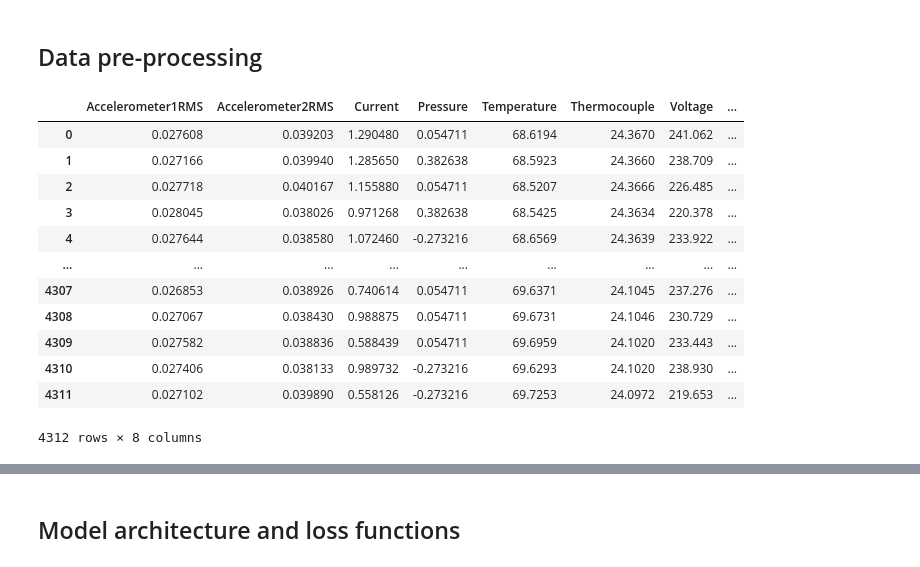
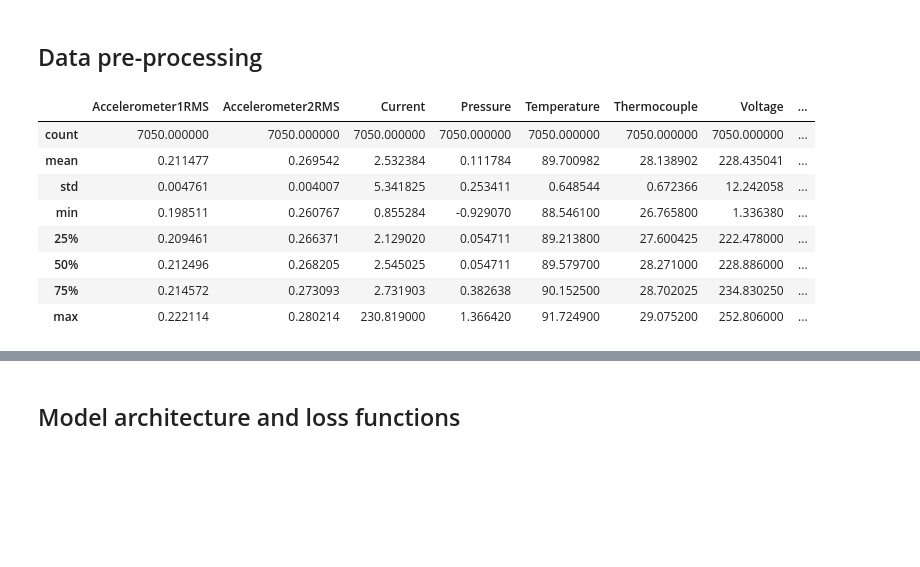
Before and after one commit to ivetasarfyova/TimeSeriesAnomalyDetectionAssignments, a Jupyter notebook: time_series_anomaly_detection/GAN-AD.ipynb, the cells around one changed output, grey strips where cells are left out. Drawn from its saved outputs; the diff is of its cells as text; code cells hidden in the pictures; blank space fills up the shorter version.

```diff
--- a/time_series_anomaly_detection/GAN-AD.ipynb
+++ b/time_series_anomaly_detection/GAN-AD.ipynb
@@ -43,16 +25,0 @@ df_with_anomalies = df_with_anomalies.drop(columns=['anomaly','changepoint'])
-# %%
-df_with_anomalies
-# %% [output]
-|  | Accelerometer1RMS | Accelerometer2RMS | Current | Pressure | Temperature | Thermocouple | Voltage | ... |
-| 0 | 0.027608 | 0.039203 | 1.290480 | 0.054711 | 68.6194 | 24.3670 | 241.062 | ... |
-| 1 | 0.027166 | 0.039940 | 1.285650 | 0.382638 | 68.5923 | 24.3660 | 238.709 | ... |
-| 2 | 0.027718 | 0.040167 | 1.155880 | 0.054711 | 68.5207 | 24.3666 | 226.485 | ... |
-| 3 | 0.028045 | 0.038026 | 0.971268 | 0.382638 | 68.5425 | 24.3634 | 220.378 | ... |
-| 4 | 0.027644 | 0.038580 | 1.072460 | -0.273216 | 68.6569 | 24.3639 | 233.922 | ... |
-| ... | ... | ... | ... | ... | ... | ... | ... | ... |
-| 4307 | 0.026853 | 0.038926 | 0.740614 | 0.054711 | 69.6371 | 24.1045 | 237.276 | ... |
-| 4308 | 0.027067 | 0.038430 | 0.988875 | 0.054711 | 69.6731 | 24.1046 | 230.729 | ... |
-| 4309 | 0.027582 | 0.038836 | 0.588439 | 0.054711 | 69.6959 | 24.1020 | 233.443 | ... |
-| 4310 | 0.027406 | 0.038133 | 0.989732 | -0.273216 | 69.6293 | 24.1020 | 238.930 | ... |
-| 4311 | 0.027102 | 0.039890 | 0.558126 | -0.273216 | 69.7253 | 24.0972 | 219.653 | ... |
-4312 rows × 8 columns
@@ -58,0 +31,12 @@ df_with_anomalies
+# %%
+df_anomaly_free.describe()
+# %% [output]
+|  | Accelerometer1RMS | Accelerometer2RMS | Current | Pressure | Temperature | Thermocouple | Voltage | ... |
+| count | 7050.000000 | 7050.000000 | 7050.000000 | 7050.000000 | 7050.000000 | 7050.000000 | 7050.000000 | ... |
+| mean | 0.211477 | 0.269542 | 2.532384 | 0.111784 | 89.700982 | 28.138902 | 228.435041 | ... |
+| std | 0.004761 | 0.004007 | 5.341825 | 0.253411 | 0.648544 | 0.672366 | 12.242058 | ... |
+| min | 0.198511 | 0.260767 | 0.855284 | -0.929070 | 88.546100 | 26.765800 | 1.336380 | ... |
+| 25% | 0.209461 | 0.266371 | 2.129020 | 0.054711 | 89.213800 | 27.600425 | 222.478000 | ... |
+| 50% | 0.212496 | 0.268205 | 2.545025 | 0.054711 | 89.579700 | 28.271000 | 228.886000 | ... |
+| 75% | 0.214572 | 0.273093 | 2.731903 | 0.382638 | 90.152500 | 28.702025 | 234.830250 | ... |
+| max | 0.222114 | 0.280214 | 230.819000 | 1.366420 | 91.724900 | 29.075200 | 252.806000 | ... |
```
Also changed, not shown: parts of 20 cells of this notebook.
